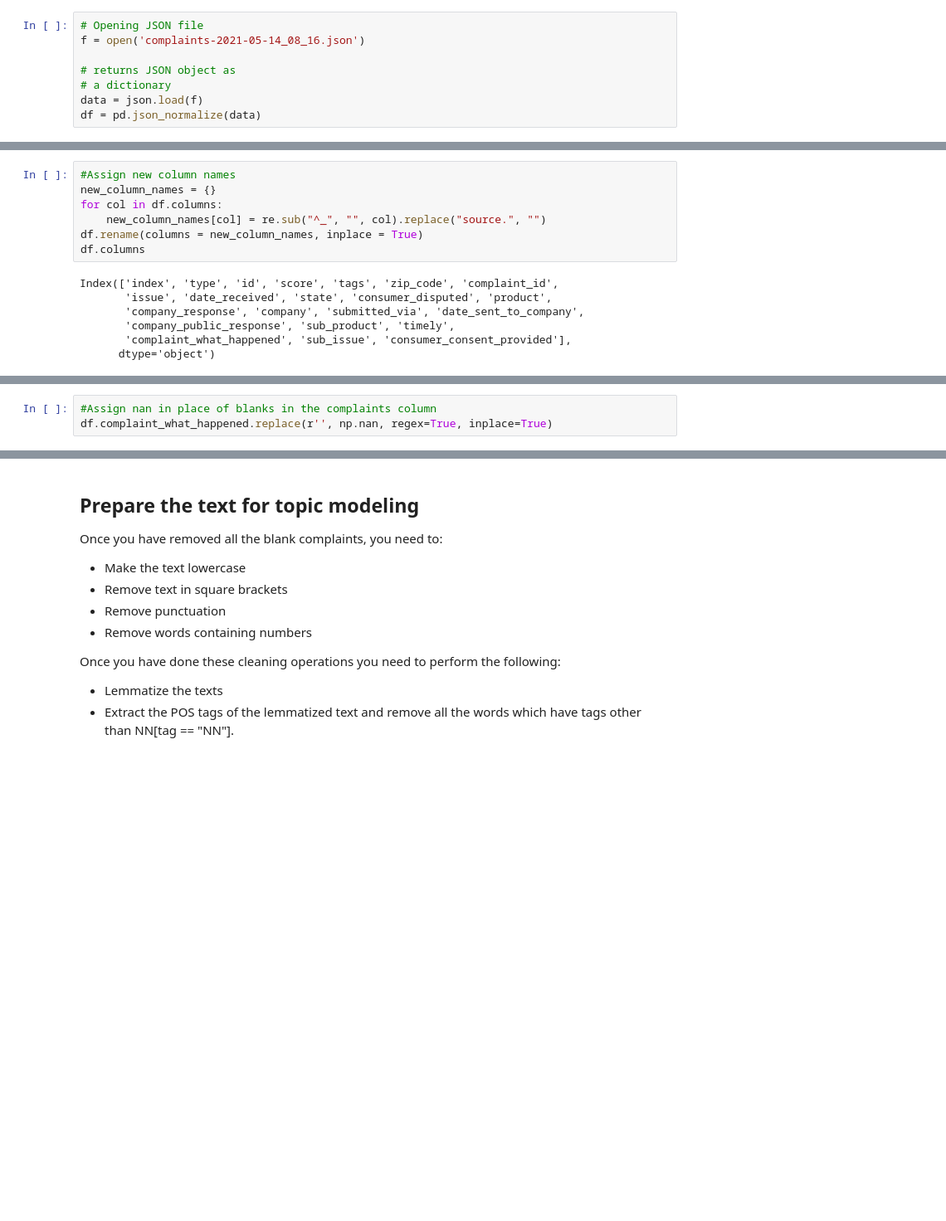
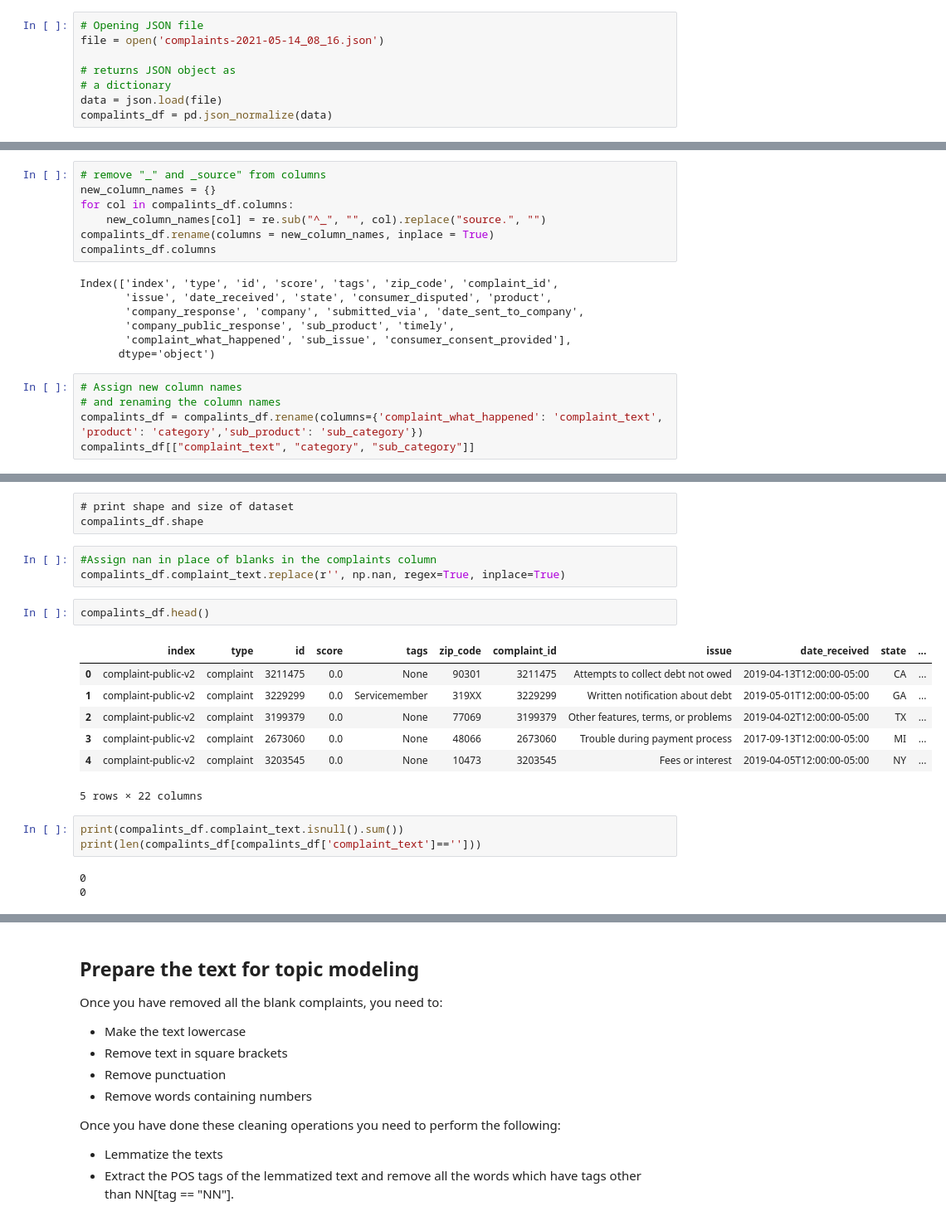
Before and after one commit to SanjayaKumarSahoo/automatic-ticket-classification, a Jupyter notebook: Automatic_Ticket_Classification_Assignment.ipynb, the cells around one changed output, grey strips where cells are left out. Shown: that part at 83% size. Drawn from its saved outputs; the diff is of its cells as text; blank space fills up the shorter version.

```diff
--- a/Automatic_Ticket_Classification_Assignment.ipynb
+++ b/Automatic_Ticket_Classification_Assignment.ipynb
@@ -65,12 +62,12 @@ To enable the following instructions: AVX2 AVX512F AVX512_VNNI FMA, in other ope
 The data is in JSON format and we need to convert it to a dataframe.
 # %%
 # Opening JSON file
-f = open('complaints-2021-05-14_08_16.json')
+file = open('complaints-2021-05-14_08_16.json')
 
 # returns JSON object as
 # a dictionary
-data = json.load(f)
-df = pd.json_normalize(data)
+data = json.load(file)
+compalints_df = pd.json_normalize(data)
 # %% [markdown]
 ## Data preparation
 # %%
@@ -107,12 +104,12 @@ Data columns (total 22 columns):
        '_source.consumer_consent_provided'],
       dtype='object')
 # %%
-#Assign new column names
+# remove "_" and _source" from columns
 new_column_names = {}
-for col in df.columns:
+for col in compalints_df.columns:
     new_column_names[col] = re.sub("^_", "", col).replace("source.", "")
-df.rename(columns = new_column_names, inplace = True)
-df.columns
+compalints_df.rename(columns = new_column_names, inplace = True)
+compalints_df.columns
 # %% [output]
 Index(['index', 'type', 'id', 'score', 'tags', 'zip_code', 'complaint_id',
        'issue', 'date_received', 'state', 'consumer_disputed', 'product',
@@ -120,3 +117,8 @@ Index(['index', 'type', 'id', 'score', 'tags', 'zip_code', 'complaint_id',
        'company_public_response', 'sub_product', 'timely',
        'complaint_what_happened', 'sub_issue', 'consumer_consent_provided'],
       dtype='object')
+# %%
+# Assign new column names
+# and renaming the column names
+compalints_df = compalints_df.rename(columns={'complaint_what_happened': 'complaint_text', 'product': 'category','sub_product': 'sub_category'})
+compalints_df[["complaint_text", "category", "sub_category"]]
@@ -126,7 +142,26 @@ df.shape
 # %% [output]
 (78313, 22)
+# %% [raw]
+# print shape and size of dataset
+compalints_df.shape
 # %%
 #Assign nan in place of blanks in the complaints column
-df.complaint_what_happened.replace(r'', np.nan, regex=True, inplace=True)
+compalints_df.complaint_text.replace(r'', np.nan, regex=True, inplace=True)
+# %%
+compalints_df.head()
+# %% [output]
+|  | index | type | id | score | tags | zip_code | complaint_id | issue | date_received | state | ... |
+| 0 | complaint-public-v2 | complaint | 3211475 | 0.0 | None | 90301 | 3211475 | Attempts to collect debt not owed | 2019-04-13T12:00:00-05:00 | CA | ... |
+| 1 | complaint-public-v2 | complaint | 3229299 | 0.0 | Servicemember | 319XX | 3229299 | Written notification about debt | 2019-05-01T12:00:00-05:00 | GA | ... |
+| 2 | complaint-public-v2 | complaint | 3199379 | 0.0 | None | 77069 | 3199379 | Other features, terms, or problems | 2019-04-02T12:00:00-05:00 | TX | ... |
+| 3 | complaint-public-v2 | complaint | 2673060 | 0.0 | None | 48066 | 2673060 | Trouble during payment process | 2017-09-13T12:00:00-05:00 | MI | ... |
+| 4 | complaint-public-v2 | complaint | 3203545 | 0.0 | None | 10473 | 3203545 | Fees or interest | 2019-04-05T12:00:00-05:00 | NY | ... |
+5 rows × 22 columns
+# %%
+print(compalints_df.complaint_text.isnull().sum())
+print(len(compalints_df[compalints_df['complaint_text']=='']))
+# %% [output]
+0
+0
 # %%
 #Remove all rows where complaints column is nan
```
Also changed, not shown: parts of 9 cells of this notebook.
